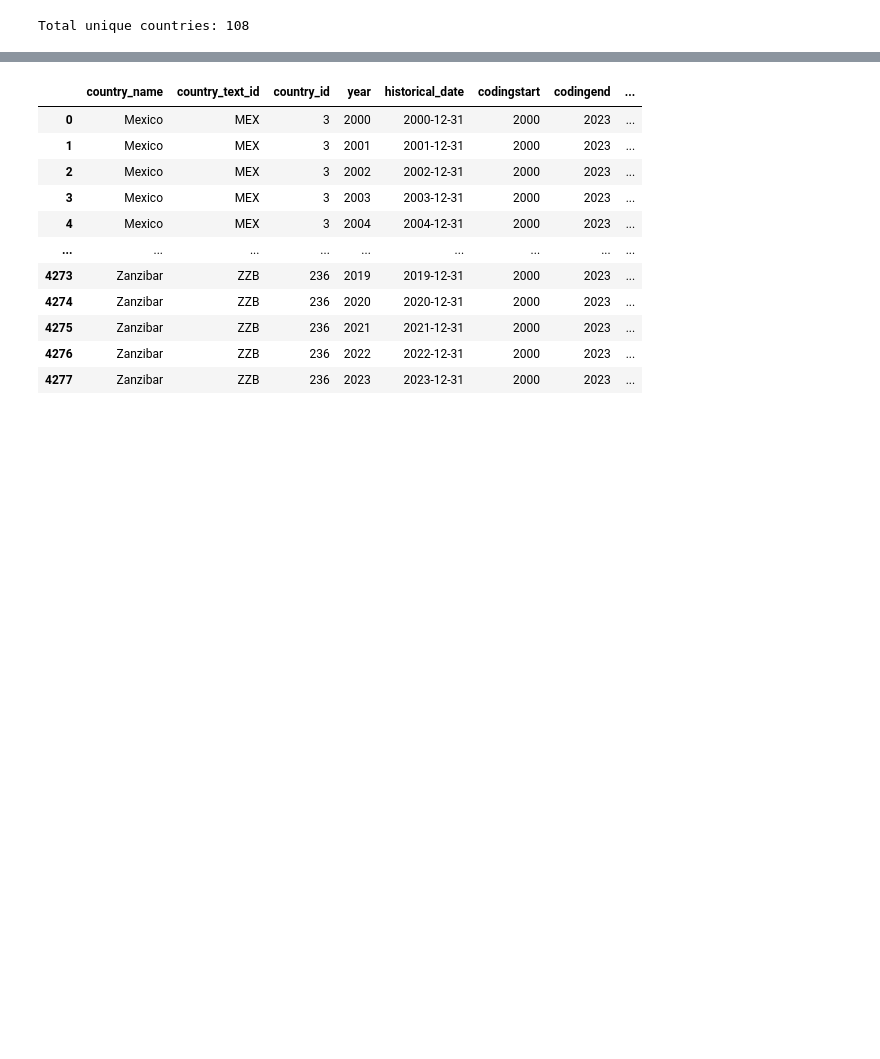
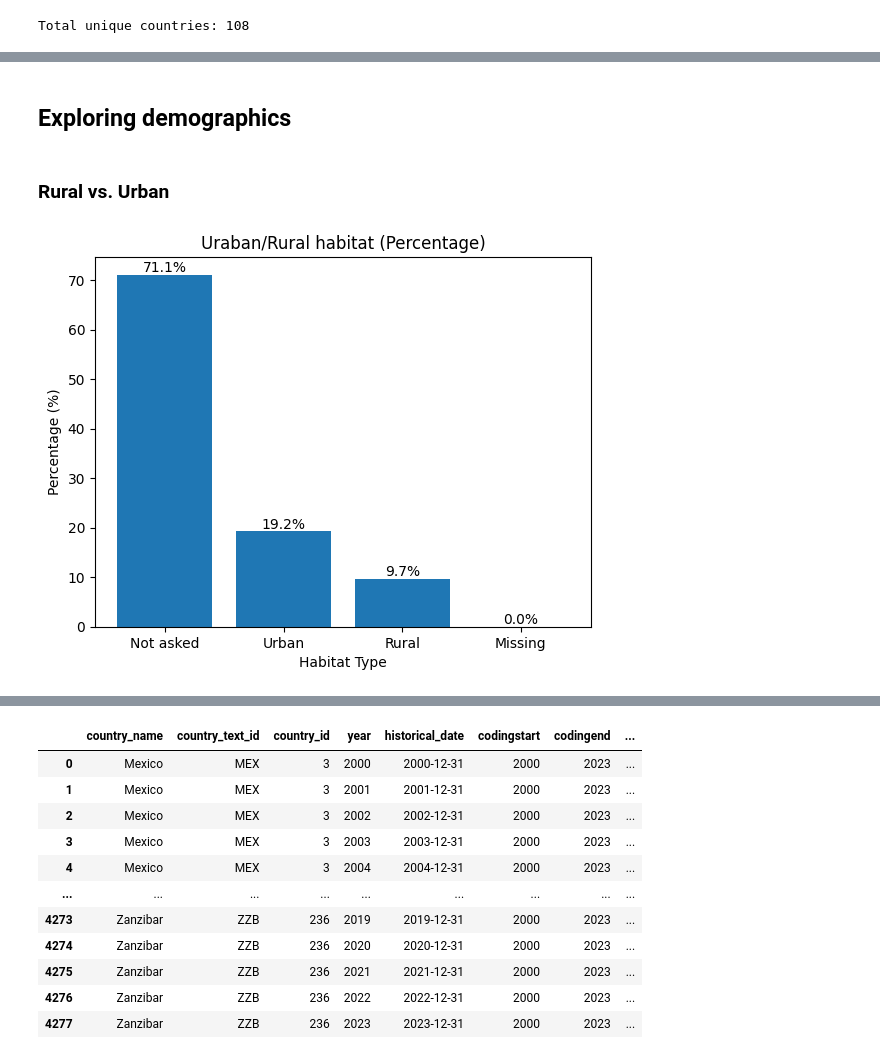
Before and after one commit to aranxaMarAm/new_misinformation_metrics, a Jupyter notebook: data_prep.ipynb, the cells around one changed output, grey strips where cells are left out. Drawn from its saved outputs; the diff is of its cells as text; code cells hidden in the pictures; blank space fills up the shorter version.

Commit message:
Trends
Descriptives of rural and urban data, trends of skepticism of the justice, importance of close circle, defiance of authority figures

```diff
--- a/data_prep.ipynb
+++ b/data_prep.ipynb
@@ -38 +41,37 @@ Min year: 1981
 Max year: 2023
+# %%
+## Droping first wave (1981-1984)
+df_wvs = df_wvs[df_wvs["S020"] > 1984]
+# %% [markdown]
+## Exploring demographics
+# %% [markdown]
+### Rural vs. Urban
+# %%
+from matplotlib import pyplot as plt
+
+# Define value mappings
+value_labels = {
+    1: "Urban",
+    2: "Rural",
+    -1: "Don't know",
+    -2: "No answer",
+    -4: "Not asked",
+    -5: "Missing"
+}
+
+# Replace values only for plotting
+counts = df_wvs["X050C"].replace(value_labels).value_counts(normalize=True) * 100
+
+# Histogram (incl. percentages)
+plt.bar(counts.index, counts.values)
+plt.title("Uraban/Rural habitat (Percentage)")
+plt.xlabel("Habitat Type")
+plt.ylabel("Percentage (%)")
+
+# Show percentages on top of bars
+for index, value in enumerate(counts.values):
+    plt.text(counts.index[index], value, f'{value:.1f}%', ha='center', va='bottom')
+
+plt.show()
+# %% [output]
+[figure, added]
```
Also changed, not shown: parts of 18 cells of this notebook.
